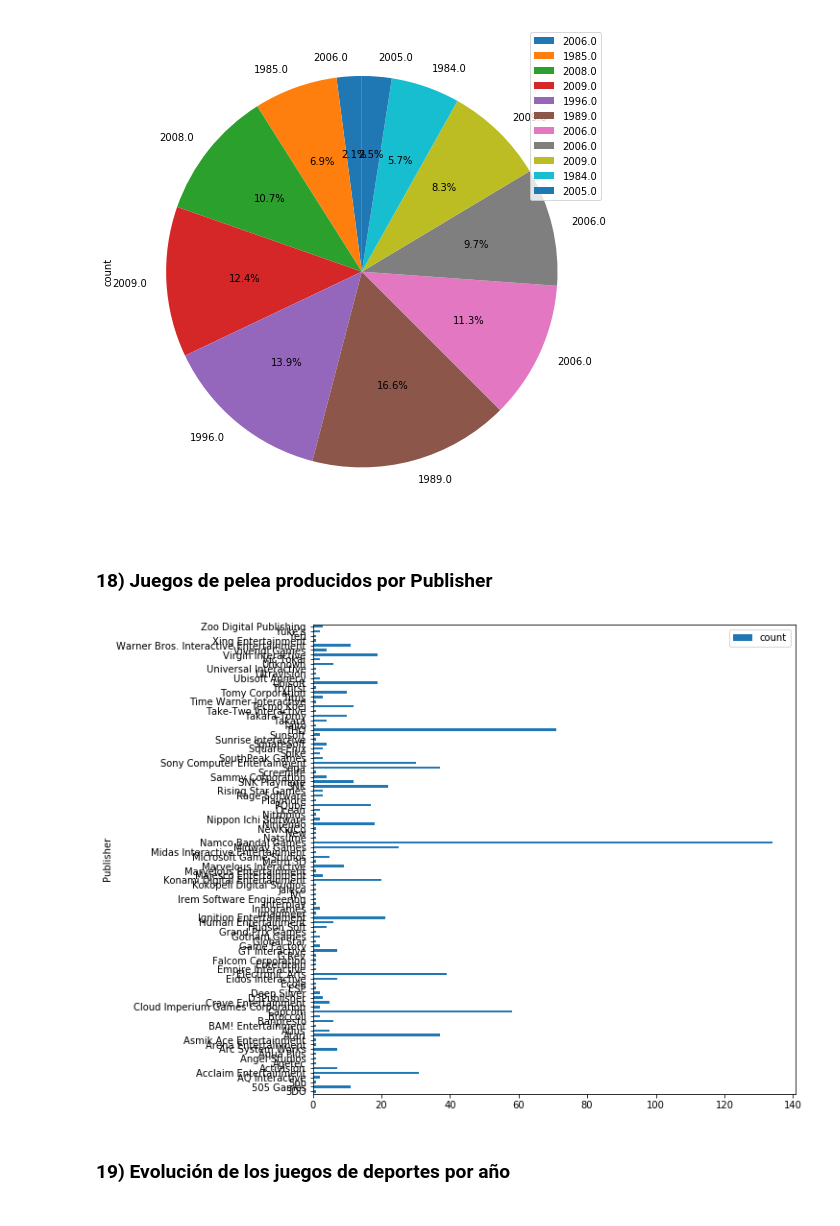
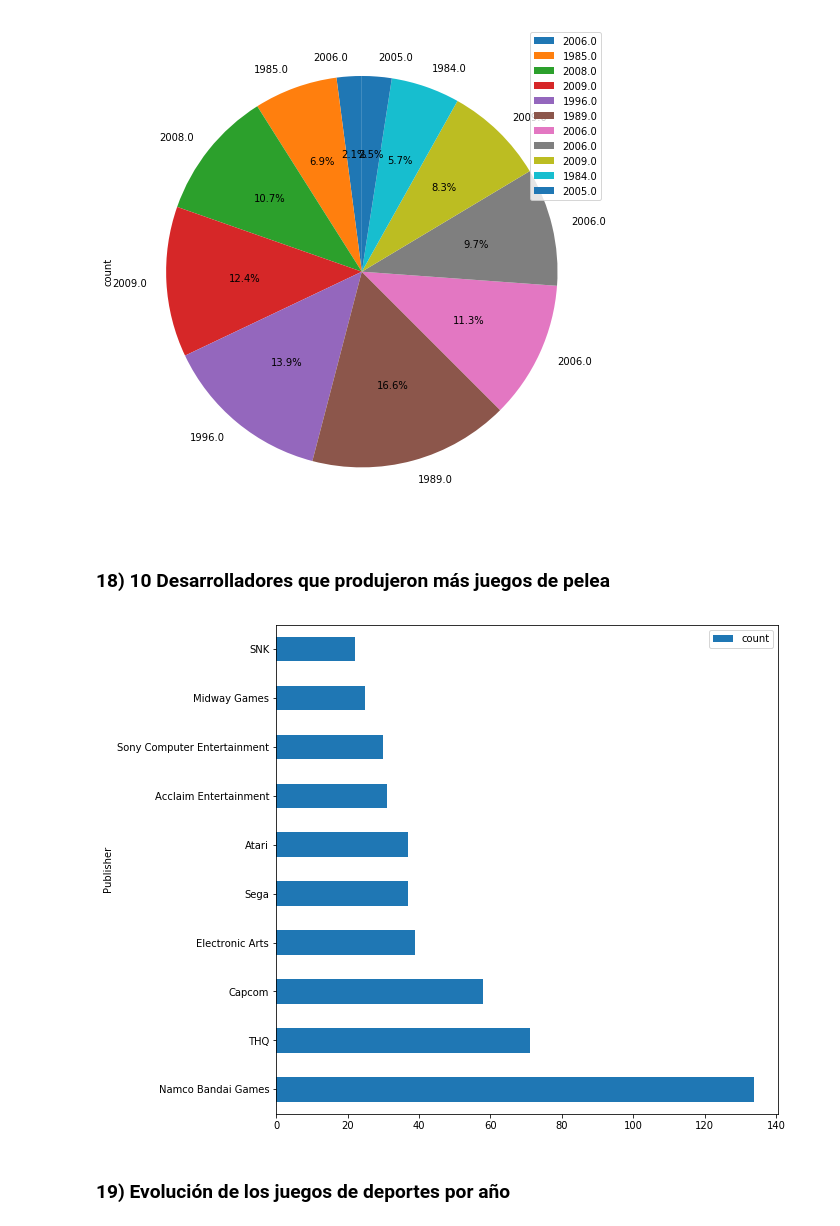
Before and after one commit to 2019-a-gr1-python/py-defaz-guachamin.cristian-vinicio, a Jupyter notebook: Analisis_IB_Python/AnalisisDatos_Python_IB.ipynb, the cells around one changed output. Drawn from its saved outputs; the diff is of its cells as text; code cells hidden in the pictures.

```diff
--- a/Analisis_IB_Python/AnalisisDatos_Python_IB.ipynb
+++ b/Analisis_IB_Python/AnalisisDatos_Python_IB.ipynb
@@ -257,18 +245,18 @@ startangle=90, shadow=False,labels= df_juegos4['Year'], fontsize=10)
 plt.show()
 # %% [output]
 [figure]
-# %% [markdown]
-### 18) Juegos de pelea producidos por Publisher
+# %% [markdown]
+### 18) 10 Desarrolladores que produjeron más juegos de pelea
 # %%
 df_juegos4 = pd.read_csv('E:/Timeline/ProyectoBim_python/vgsales.csv')
 df_juegos4.set_index('Genre', inplace=True)
 
 df_juegos_ww = df_juegos4.loc[['Fighting'],['Publisher']]
-df_juegos_ww2 = df_juegos_ww.groupby(['Publisher'])['Publisher'].agg(['count'])
+df_juegos_ww2 = df_juegos_ww.groupby(['Publisher'])['Publisher'].agg(['count']).sort_values(by='count', ascending=False).head(10)
 df_juegos_ww2.reset_index().plot.barh( x='Publisher', y='count' ,figsize=(9,9))
 plt.show()
 # %% [output]
-[figure, old version]
+[figure, new version]
 # %% [markdown]
 ### 19) Evolución de los juegos de deportes por año
 # %%
```
Also changed, not shown: parts of 16 cells of this notebook.
